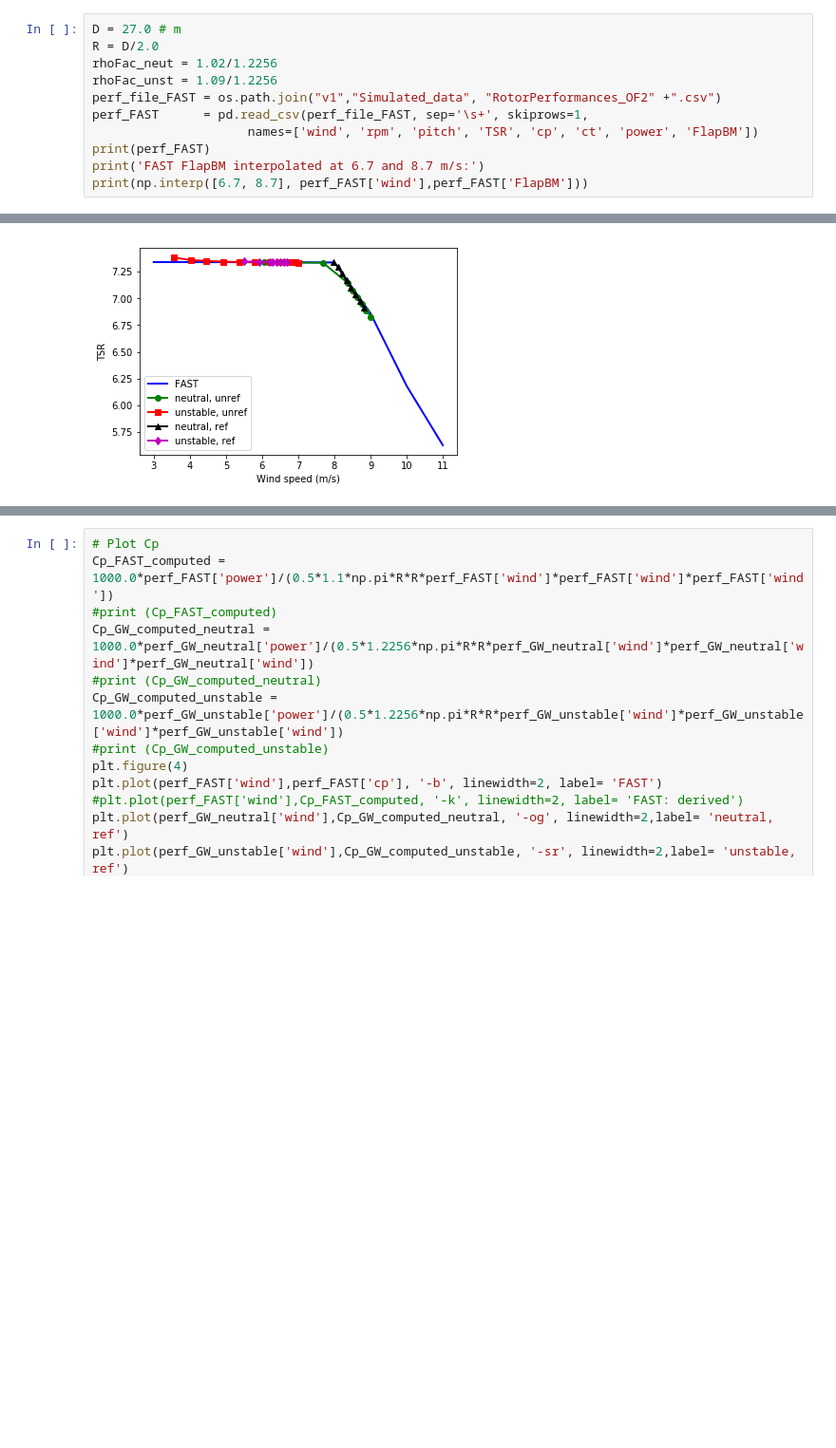
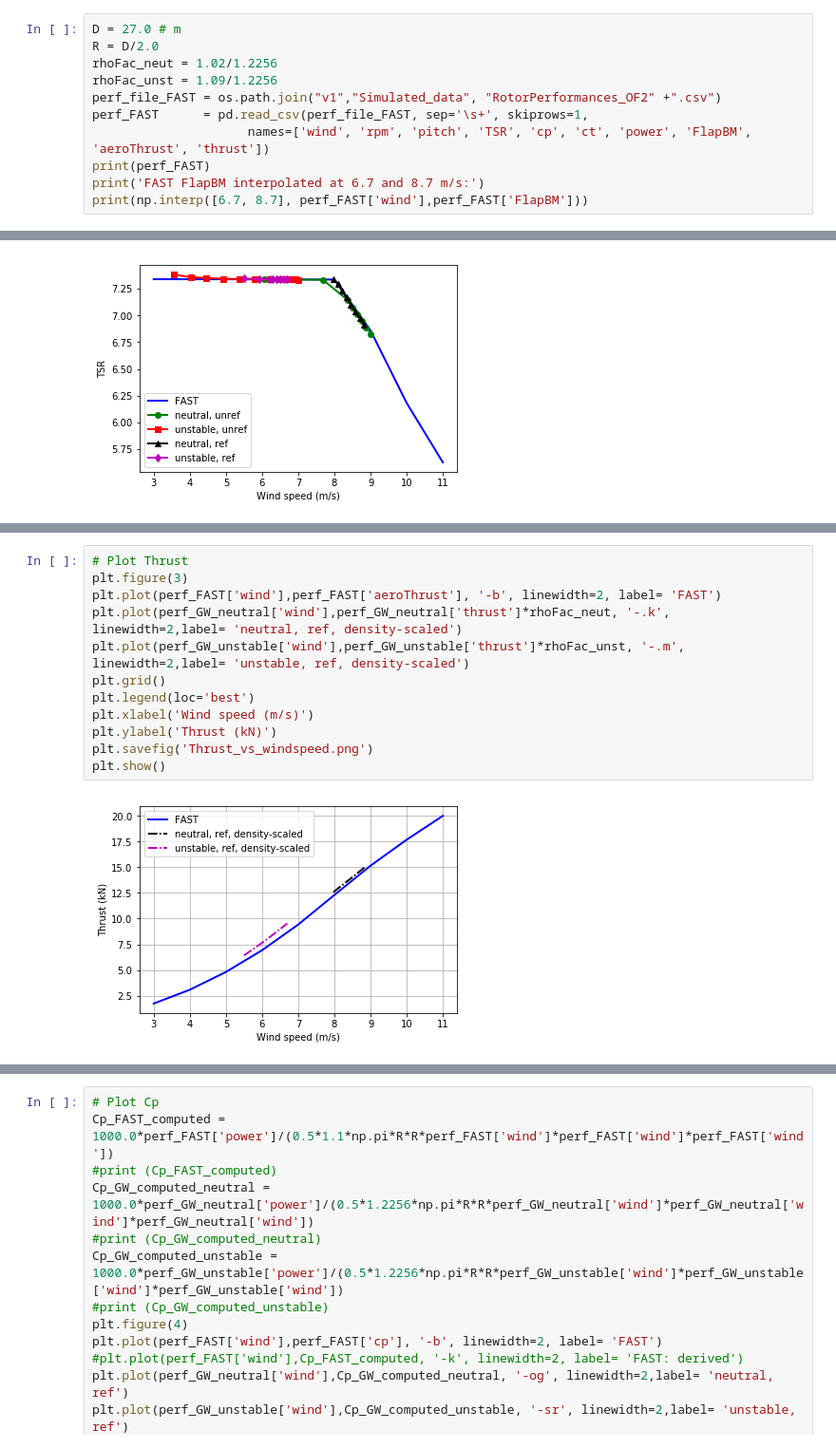
Before and after one commit to pankajdakrawala/SWiFT, a Jupyter notebook: wt_data/rotor_perf.ipynb, the cells around one changed output, grey strips where cells are left out. Shown at 95% size. Cells and saved outputs as stored; diff of their text form; blank space fills up the shorter version.

Commit message:
Include the plot for thrust and fix file names

```diff
--- a/wt_data/rotor_perf.ipynb
+++ b/wt_data/rotor_perf.ipynb
@@ -11,7 +11,7 @@ rhoFac_neut = 1.02/1.2256
 rhoFac_unst = 1.09/1.2256
 perf_file_FAST = os.path.join("v1","Simulated_data", "RotorPerformances_OF2" +".csv")
 perf_FAST      = pd.read_csv(perf_file_FAST, sep='\s+', skiprows=1,
-                     names=['wind', 'rpm', 'pitch', 'TSR', 'cp', 'ct', 'power', 'FlapBM'])
+                     names=['wind', 'rpm', 'pitch', 'TSR', 'cp', 'ct', 'power', 'FlapBM', 'aeroThrust', 'thrust'])
 print(perf_FAST)
 print('FAST FlapBM interpolated at 6.7 and 8.7 m/s:')
 print(np.interp([6.7, 8.7], perf_FAST['wind'],perf_FAST['FlapBM']))
@@ -227,0 +233,14 @@ plt.show()
+# %%
+# Plot Thrust
+plt.figure(3)
+plt.plot(perf_FAST['wind'],perf_FAST['aeroThrust'], '-b', linewidth=2, label= 'FAST')
+plt.plot(perf_GW_neutral['wind'],perf_GW_neutral['thrust']*rhoFac_neut, '-.k', linewidth=2,label= 'neutral, ref, density-scaled')
+plt.plot(perf_GW_unstable['wind'],perf_GW_unstable['thrust']*rhoFac_unst, '-.m', linewidth=2,label= 'unstable, ref, density-scaled')
+plt.grid()
+plt.legend(loc='best')
+plt.xlabel('Wind speed (m/s)')
+plt.ylabel('Thrust (kN)')
+plt.savefig('Thrust_vs_windspeed.png')
+plt.show()
+# %% [output]
+[figure, added]
```
Also changed, not shown: parts of 7 cells of this notebook, 6 other files.
